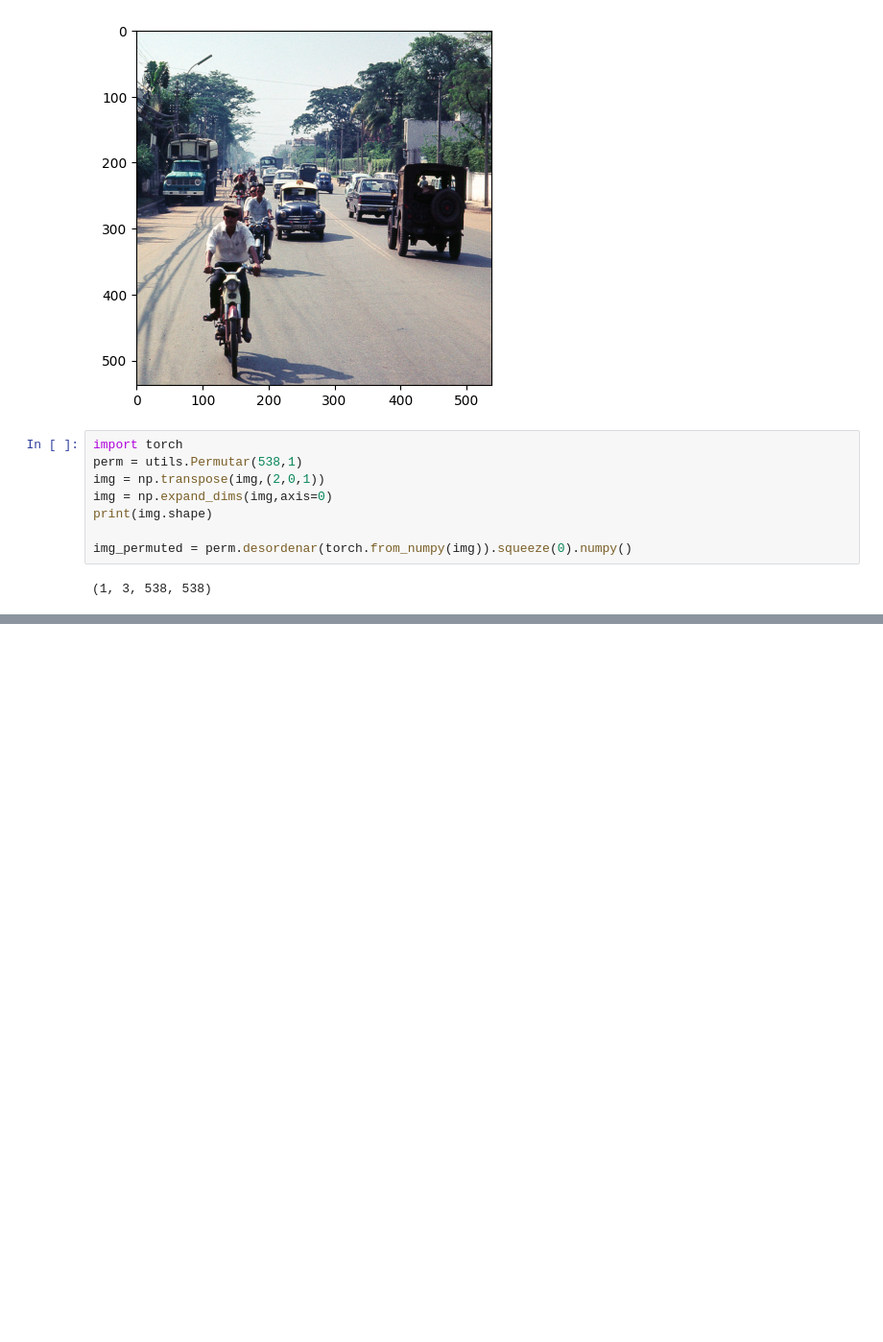
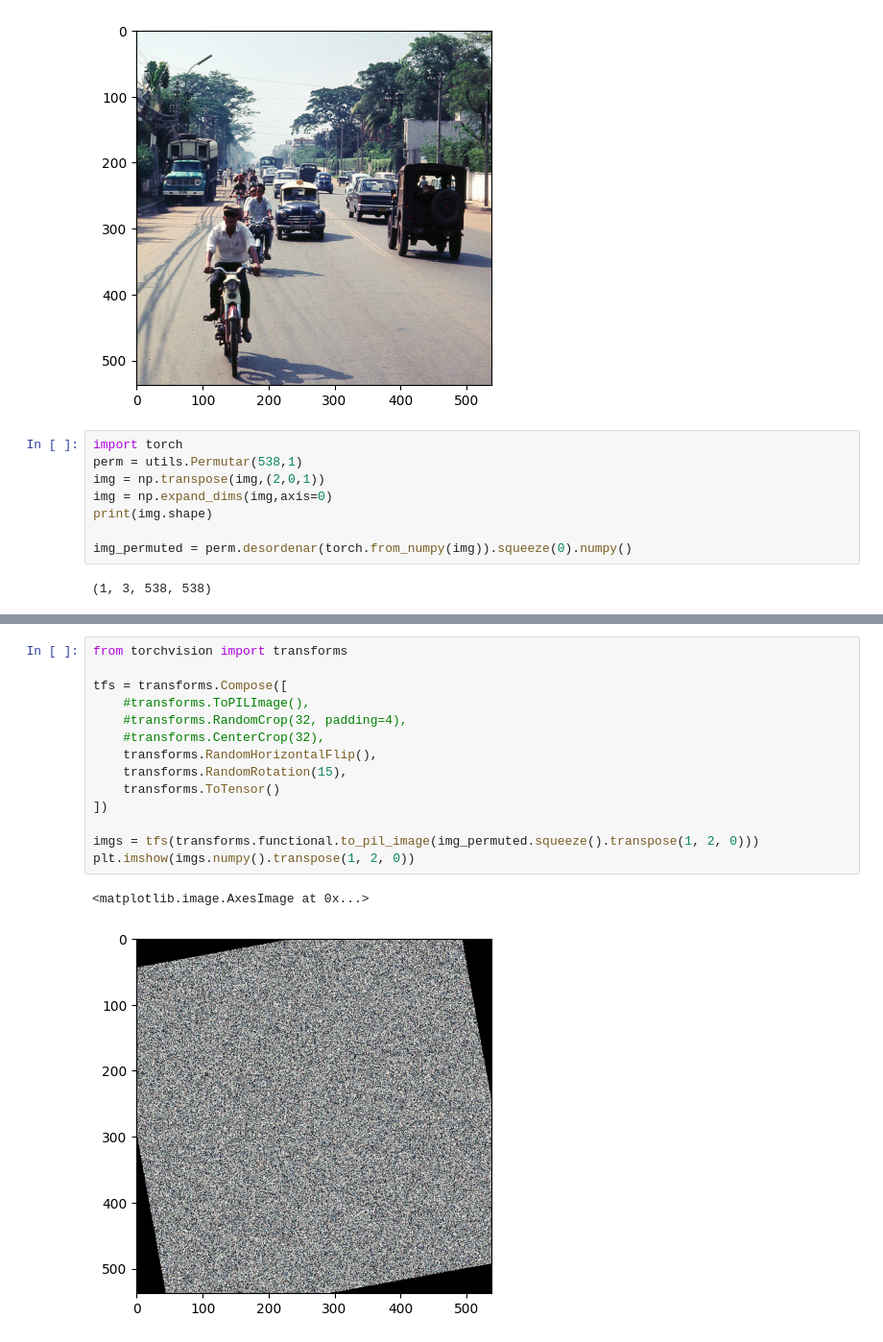
Before and after one commit to Factral/privacy-permutation, a Jupyter notebook: images.ipynb, the cells around one changed output, grey strips where cells are left out. Shown at 96% size. Saved outputs shown, nothing was run; the diff lists cells and outputs as text; blank space fills up the shorter version.

```diff
--- a/images.ipynb
+++ b/images.ipynb
@@ -36,0 +39,17 @@ plt.imsave('1_permuted.png', img_permuted.transpose(1, 2, 0))
+# %%
+from torchvision import transforms
+
+tfs = transforms.Compose([
+    #transforms.ToPILImage(),
+    #transforms.RandomCrop(32, padding=4),
+    #transforms.CenterCrop(32),
+    transforms.RandomHorizontalFlip(),
+    transforms.RandomRotation(15),
+    transforms.ToTensor()
+])
+
+imgs = tfs(transforms.functional.to_pil_image(img_permuted.squeeze().transpose(1, 2, 0)))
+plt.imshow(imgs.numpy().transpose(1, 2, 0))
+# %% [output]
+<matplotlib.image.AxesImage at 0x...>
+[figure, added]
```
Also changed, not shown: parts of 4 cells of this notebook, 5 other files.
